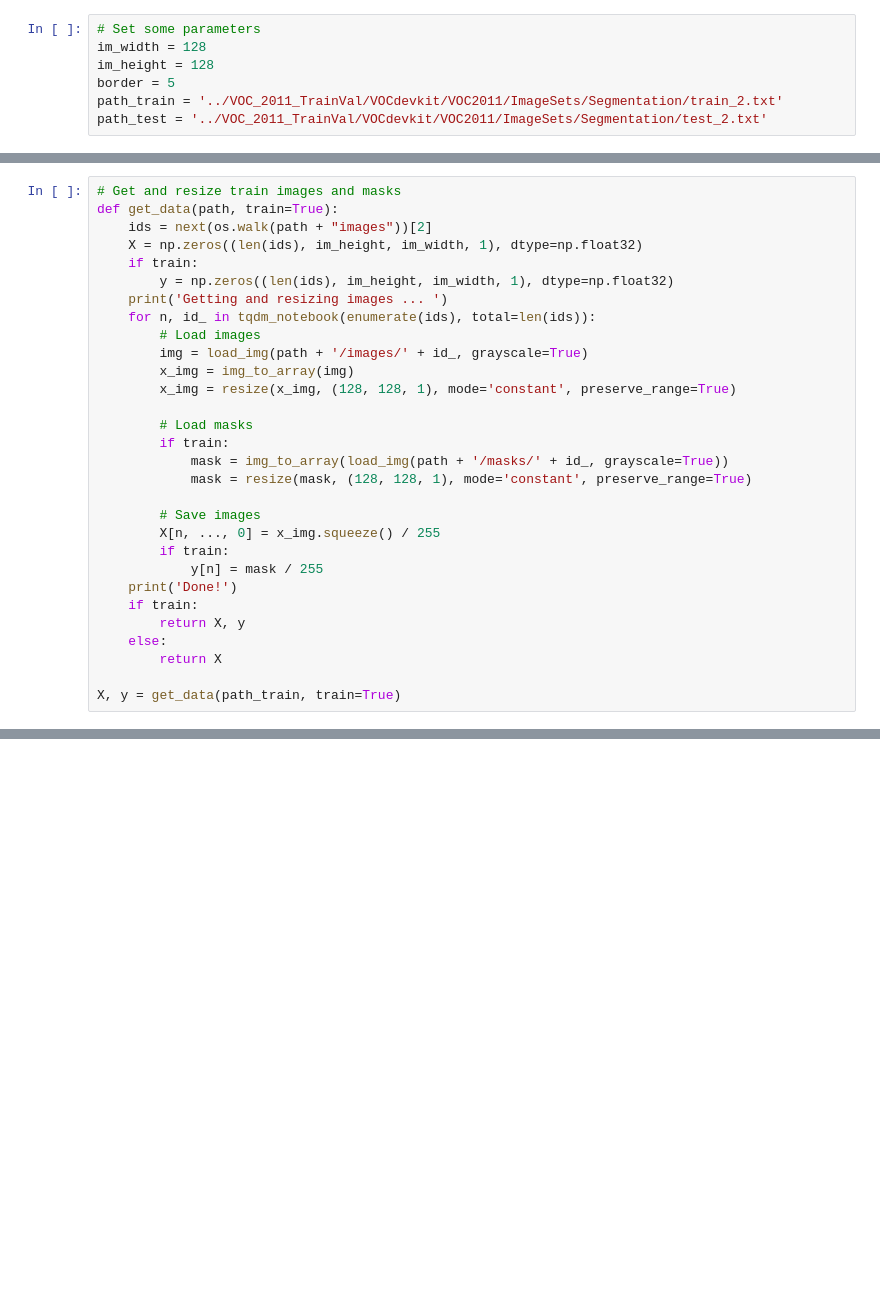
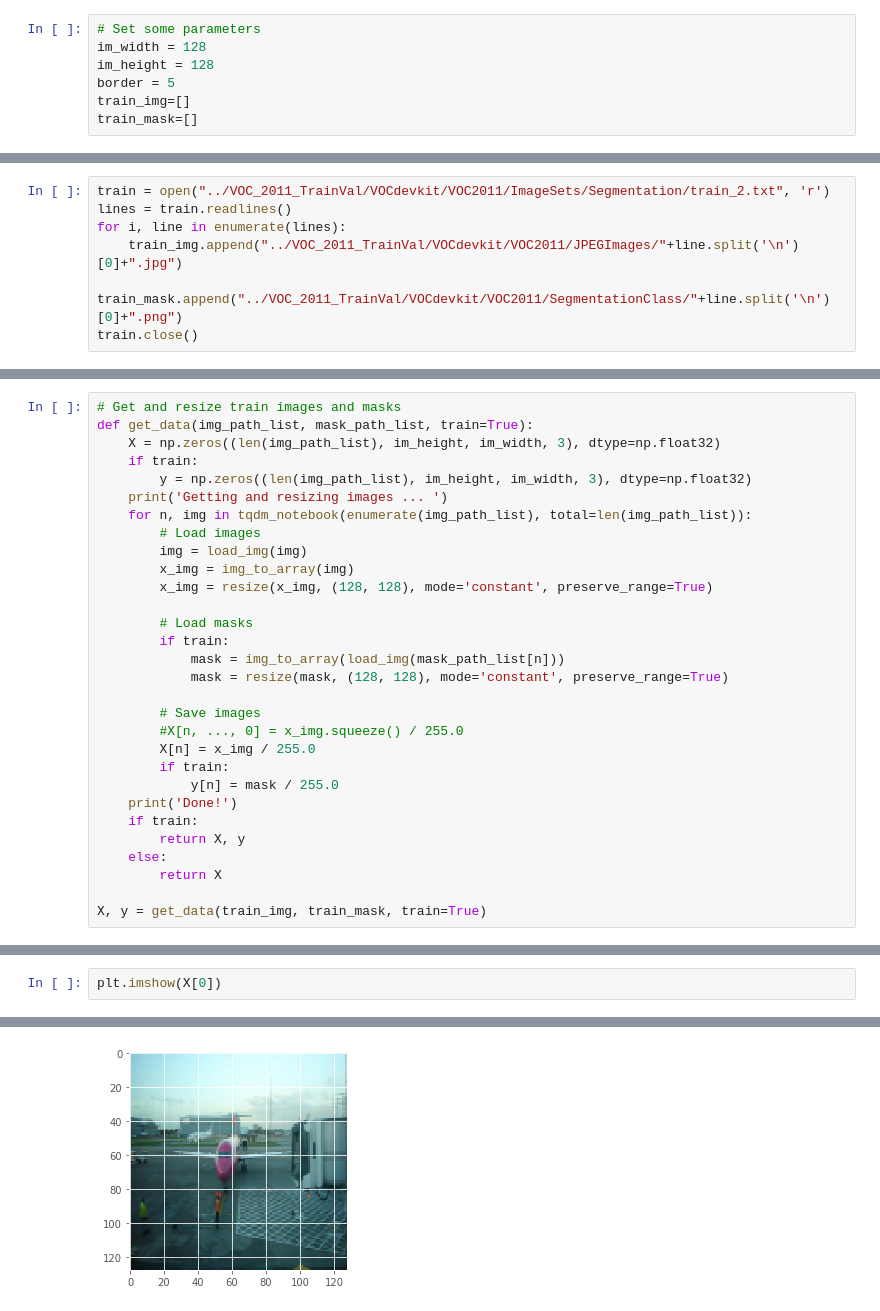
Before and after one commit to puhuk/Paper-Implementation, a Jupyter notebook: Image/SegNet/Segnet_Keras.ipynb, the cells around one changed output, grey strips where cells are left out. Saved outputs shown, nothing was run; the diff lists cells and outputs as text; blank space fills up the shorter version.

```diff
--- a/Image/SegNet/Segnet_Keras.ipynb
+++ b/Image/SegNet/Segnet_Keras.ipynb
@@ -30,5 +32,5 @@ from keras.preprocessing.image import ImageDataGenerator, array_to_img, img_to_a
 im_width = 128
 im_height = 128
 border = 5
-path_train = '../VOC_2011_TrainVal/VOCdevkit/VOC2011/ImageSets/Segmentation/train_2.txt'
-path_test = '../VOC_2011_TrainVal/VOCdevkit/VOC2011/ImageSets/Segmentation/test_2.txt'
+train_img=[]
+train_mask=[]
@@ -38,0 +37,7 @@ path_train
+# %%
+train = open("../VOC_2011_TrainVal/VOCdevkit/VOC2011/ImageSets/Segmentation/train_2.txt", 'r')
+lines = train.readlines()
+for i, line in enumerate(lines):
+    train_img.append("../VOC_2011_TrainVal/VOCdevkit/VOC2011/JPEGImages/"+line.split('\n')[0]+".jpg")
+    train_mask.append("../VOC_2011_TrainVal/VOCdevkit/VOC2011/SegmentationClass/"+line.split('\n')[0]+".png")
+train.close()
@@ -39,31 +49,31 @@ path_train
 # %%
 # Get and resize train images and masks
-def get_data(path, train=True):
-    ids = next(os.walk(path + "images"))[2]
-    X = np.zeros((len(ids), im_height, im_width, 1), dtype=np.float32)
+def get_data(img_path_list, mask_path_list, train=True):
+    X = np.zeros((len(img_path_list), im_height, im_width, 3), dtype=np.float32)
     if train:
-        y = np.zeros((len(ids), im_height, im_width, 1), dtype=np.float32)
+        y = np.zeros((len(img_path_list), im_height, im_width, 3), dtype=np.float32)
     print('Getting and resizing images ... ')
-    for n, id_ in tqdm_notebook(enumerate(ids), total=len(ids)):
+    for n, img in tqdm_notebook(enumerate(img_path_list), total=len(img_path_list)):
         # Load images
-        img = load_img(path + '/images/' + id_, grayscale=True)
+        img = load_img(img)
         x_img = img_to_array(img)
-        x_img = resize(x_img, (128, 128, 1), mode='constant', preserve_range=True)
+        x_img = resize(x_img, (128, 128), mode='constant', preserve_range=True)
 
         # Load masks
         if train:
-            mask = img_to_array(load_img(path + '/masks/' + id_, grayscale=True))
-            mask = resize(mask, (128, 128, 1), mode='constant', preserve_range=True)
+            mask = img_to_array(load_img(mask_path_list[n]))
+            mask = resize(mask, (128, 128), mode='constant', preserve_range=True)
 
         # Save images
-        X[n, ..., 0] = x_img.squeeze() / 255
+        #X[n, ..., 0] = x_img.squeeze() / 255.0
+        X[n] = x_img / 255.0
         if train:
-            y[n] = mask / 255
+            y[n] = mask / 255.0
     print('Done!')
     if train:
         return X, y
     else:
         return X
 
-X, y = get_data(path_train, train=True)
+X, y = get_data(train_img, train_mask, train=True)
 # %% [output]
@@ -70,0 +87,3 @@ StopIteration:
+# %%
+plt.imshow(X[0])
+# %% [output]
@@ -70,0 +91 @@ StopIteration:
+[figure, added]
```
Also changed, not shown: parts of 7 cells of this notebook.
